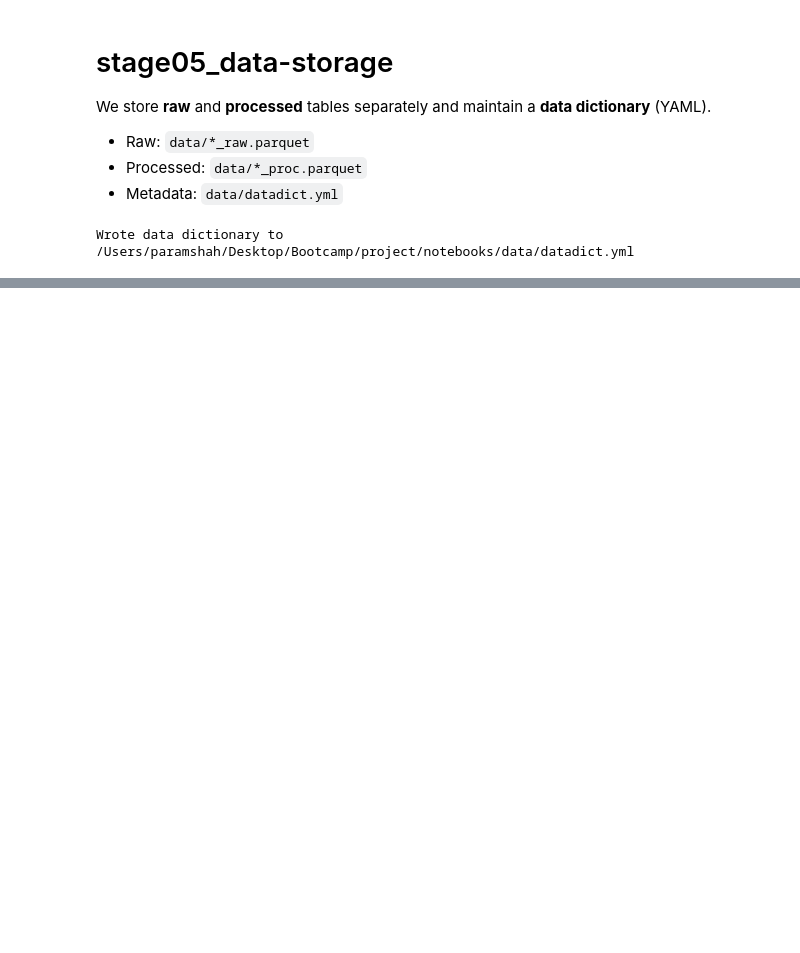
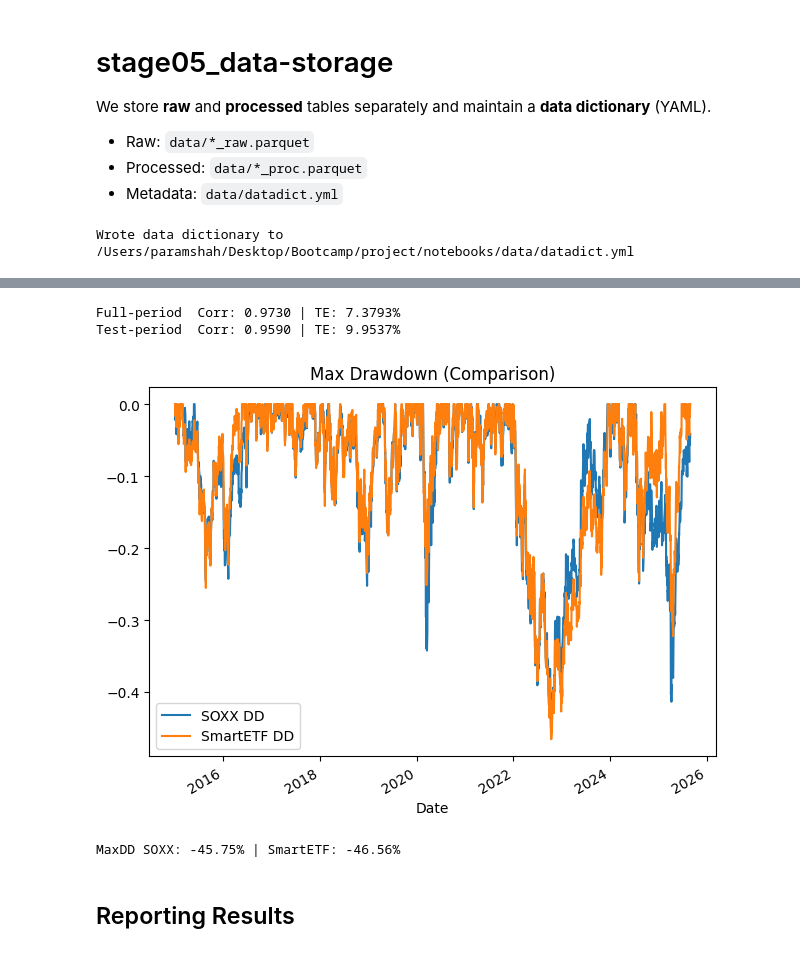
Before and after one commit to param-nyu/bootcamp_param_shah, a Jupyter notebook: project/notebooks/project_master.ipynb, the cells around one changed output, grey strips where cells are left out. Saved outputs shown, nothing was run; the diff lists cells and outputs as text; code cells hidden in the pictures; blank space fills up the shorter version.

```diff
--- a/project/notebooks/project_master.ipynb
+++ b/project/notebooks/project_master.ipynb
@@ -250,0 +514,46 @@ Saved processed price & returns tables.
+# %%
+def annualize_std(r: pd.Series, scale: int = 252) -> float:
+    return r.std(ddof=0) * np.sqrt(scale)
+
+def tracking_error(etf: pd.Series, smart: pd.Series) -> float:
+    diff = (etf.reindex(smart.index) - smart).dropna()
+    return annualize_std(diff)
+
+def corr_same_index(a: pd.Series, b: pd.Series) -> float:
+    j = a.index.intersection(b.index)
+    return a.loc[j].corr(b.loc[j])
+
+r_smart_full = pd.concat([r_smart_train, r_smart_test]).rename('r_smart')
+corr_full = corr_same_index(r_etf, r_smart_full)
+te_full = tracking_error(r_etf, r_smart_full)
+
+corr_test = corr_same_index(y_test, r_smart_test)
+te_test = tracking_error(y_test, r_smart_test)
+
+print(f'Full-period  Corr: {corr_full:.4f} | TE: {te_full:.4%}')
+print(f'Test-period  Corr: {corr_test:.4f} | TE: {te_test:.4%}')
+
+def drawdown(cumret: pd.Series) -> pd.Series:
+    wealth = (1 + cumret).fillna(0)
+    peak = wealth.cummax()
+    dd = (wealth/peak) - 1
+    return dd
+
+dd_etf = drawdown(cum_etf.reindex(r_smart_full.index))
+cum_smart = (1 + r_smart_full).cumprod() - 1
+dd_smart = drawdown(cum_smart)
+
+plt.figure()
+dd_etf.plot(label='SOXX DD')
+dd_smart.plot(label='SmartETF DD')
+plt.title('Max Drawdown (Comparison)')
+plt.legend(); plt.tight_layout(); plt.show()
+
+print(f'MaxDD SOXX: {dd_etf.min():.2%} | SmartETF: {dd_smart.min():.2%}')
+# %% [output]
+Full-period  Corr: 0.9730 | TE: 7.3793%
+Test-period  Corr: 0.9590 | TE: 9.9537%
+[figure, added]
+MaxDD SOXX: -45.75% | SmartETF: -46.56%
+# %% [markdown]
+## Reporting Results
```
Also changed, not shown: parts of 24 cells of this notebook, 21 other files.
